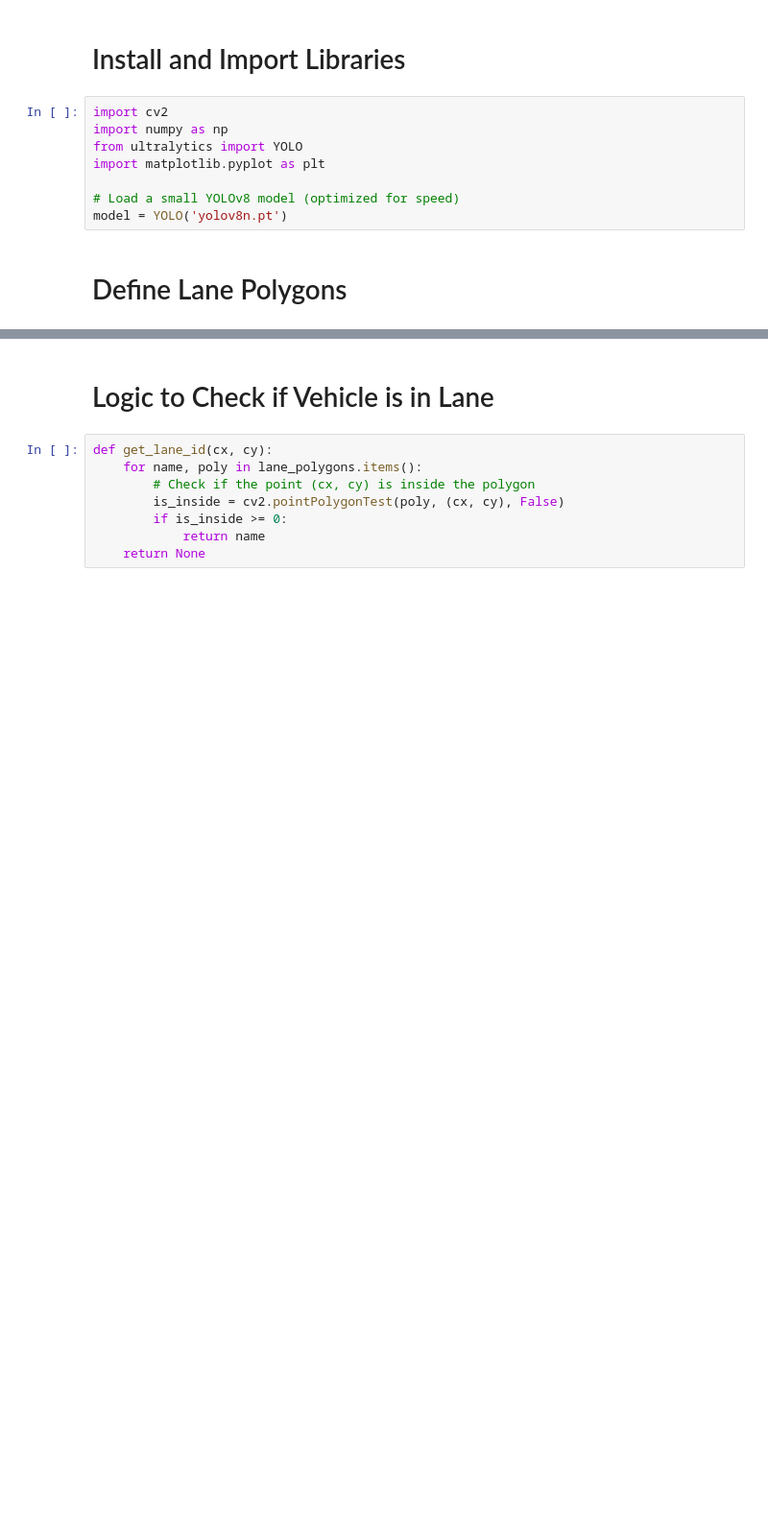
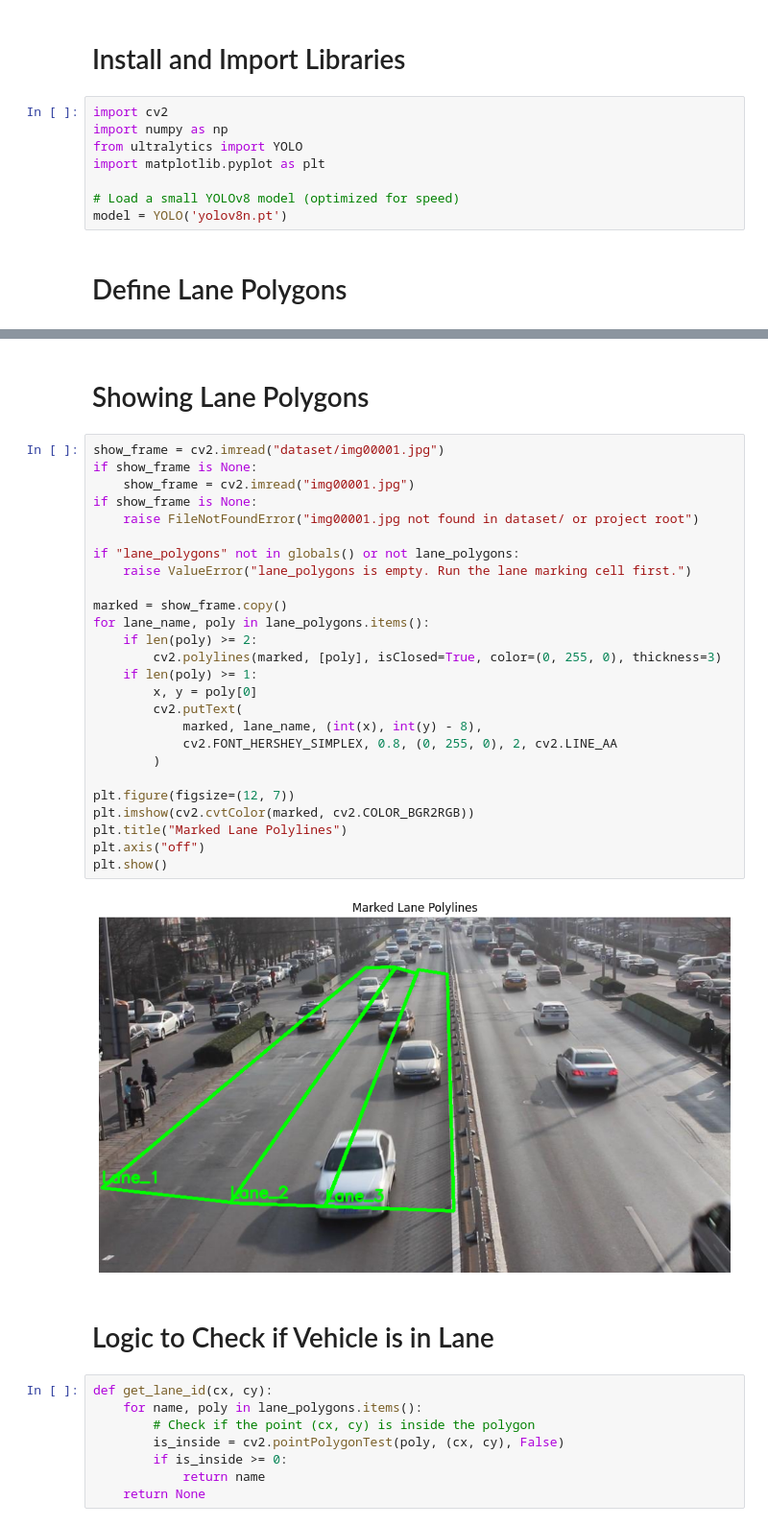
Before and after one commit to Muditha-Kumara/VisionProject, a Jupyter notebook: code.ipynb, the cells around one changed output, grey strips where cells are left out. Shown at 96% size. Saved outputs shown, nothing was run; the diff lists cells and outputs as text; blank space fills up the shorter version.

```diff
--- a/code.ipynb
+++ b/code.ipynb
@@ -159,3 +170,33 @@ lane_polygons = {
+# %% [markdown]
+# Showing Lane Polygons
+# %%
+show_frame = cv2.imread("dataset/img00001.jpg")
+if show_frame is None:
+    show_frame = cv2.imread("img00001.jpg")
+if show_frame is None:
+    raise FileNotFoundError("img00001.jpg not found in dataset/ or project root")
+
+if "lane_polygons" not in globals() or not lane_polygons:
+    raise ValueError("lane_polygons is empty. Run the lane marking cell first.")
+
+marked = show_frame.copy()
+for lane_name, poly in lane_polygons.items():
+    if len(poly) >= 2:
+        cv2.polylines(marked, [poly], isClosed=True, color=(0, 255, 0), thickness=3)
+    if len(poly) >= 1:
+        x, y = poly[0]
+        cv2.putText(
+            marked, lane_name, (int(x), int(y) - 8),
+            cv2.FONT_HERSHEY_SIMPLEX, 0.8, (0, 255, 0), 2, cv2.LINE_AA
+        )
+
+plt.figure(figsize=(12, 7))
+plt.imshow(cv2.cvtColor(marked, cv2.COLOR_BGR2RGB))
+plt.title("Marked Lane Polylines")
+plt.axis("off")
+plt.show()
+# %% [output]
+[figure, added]
 # %% [markdown]
 # Logic to Check if Vehicle is in Lane
 # %%
```
Also changed, not shown: parts of 2 cells of this notebook.
